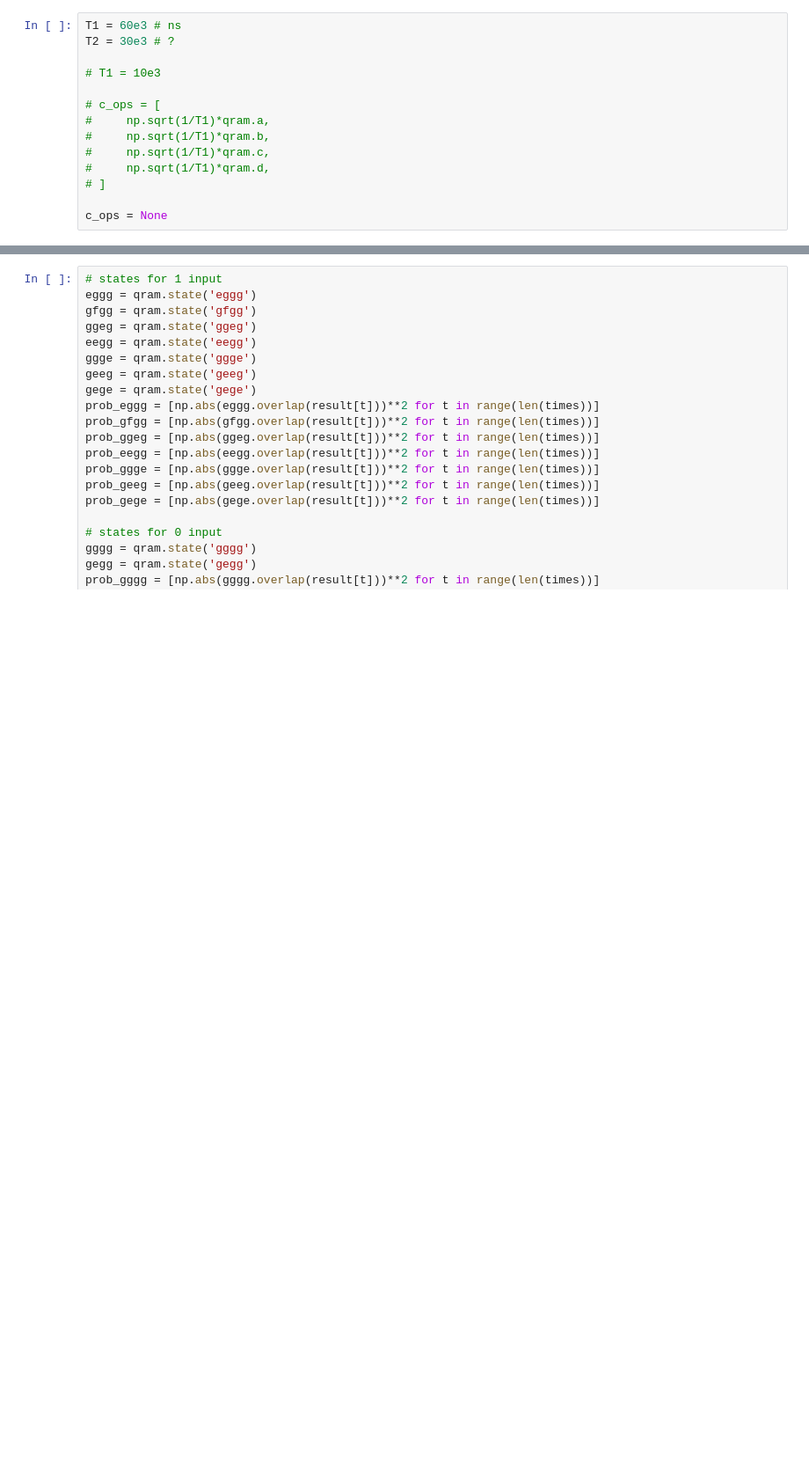
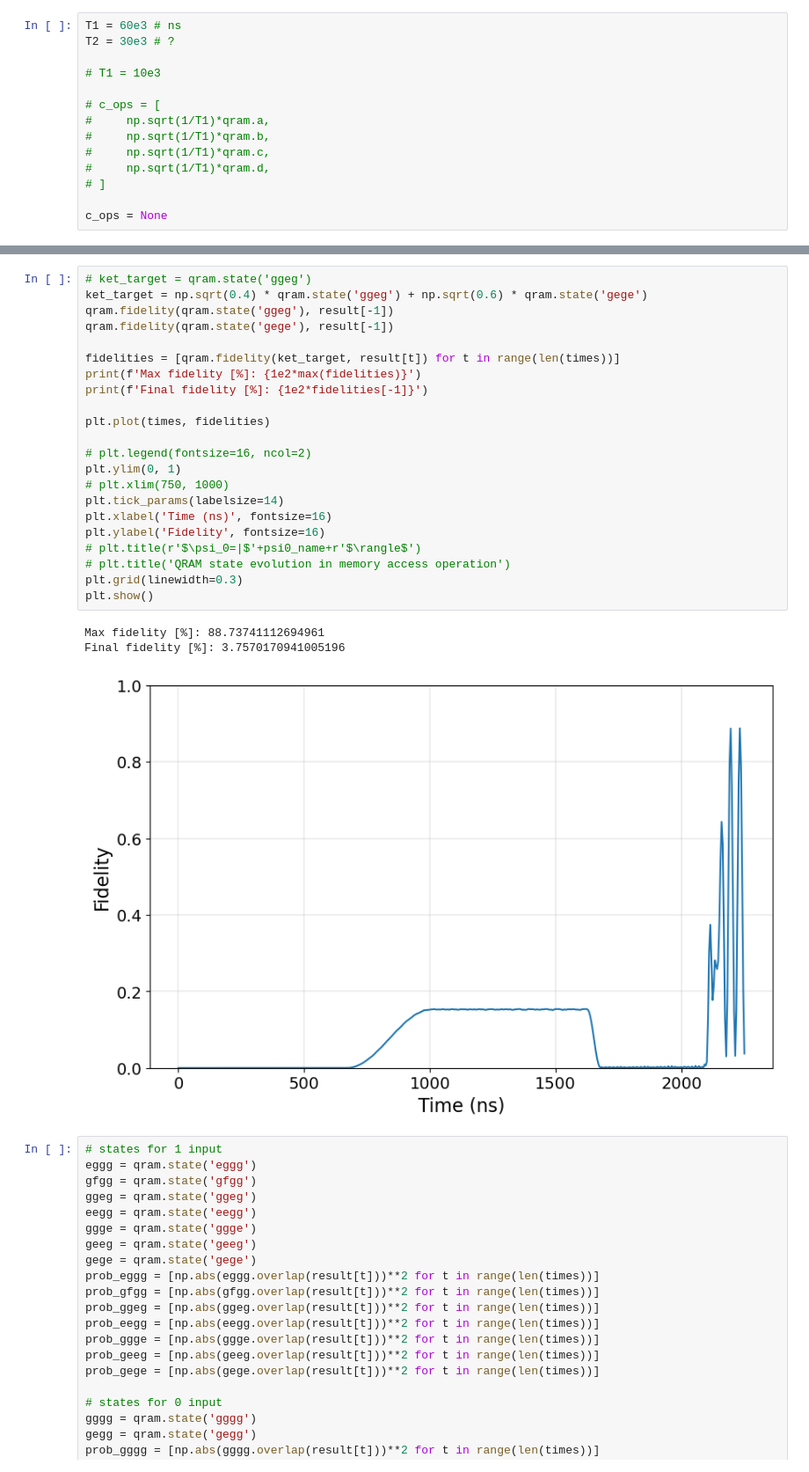
Before and after one commit to sebastienLeg/qutip_sims, a Jupyter notebook: 4transmon_fixed_freq_swap.ipynb, the cells around one changed output, grey strips where cells are left out. Shown at 88% size. Cells and saved outputs as stored; diff of their text form; blank space fills up the shorter version.

```diff
--- a/4transmon_fixed_freq_swap.ipynb
+++ b/4transmon_fixed_freq_swap.ipynb
@@ -284,3 +289,29 @@ plt.show()
+# %%
+# ket_target = qram.state('ggeg')
+ket_target = np.sqrt(0.4) * qram.state('ggeg') + np.sqrt(0.6) * qram.state('gege')
+qram.fidelity(qram.state('ggeg'), result[-1])
+qram.fidelity(qram.state('gege'), result[-1])
+
+fidelities = [qram.fidelity(ket_target, result[t]) for t in range(len(times))]
+print(f'Max fidelity [%]: {1e2*max(fidelities)}')
+print(f'Final fidelity [%]: {1e2*fidelities[-1]}')
+
+plt.plot(times, fidelities)
+
+# plt.legend(fontsize=16, ncol=2)
+plt.ylim(0, 1)
+# plt.xlim(750, 1000)
+plt.tick_params(labelsize=14)
+plt.xlabel('Time (ns)', fontsize=16)
+plt.ylabel('Fidelity', fontsize=16)
+# plt.title(r'$\psi_0=|$'+psi0_name+r'$\rangle$')
+# plt.title('QRAM state evolution in memory access operation')
+plt.grid(linewidth=0.3)
+plt.show()
+# %% [output]
+Max fidelity [%]: 88.73741112694961
+Final fidelity [%]: 3.7570170941005196
+[figure, added]
 # %%
 # states for 1 input
 eggg = qram.state('eggg')
```
Also changed, not shown: parts of 7 cells of this notebook, 3 other files.
